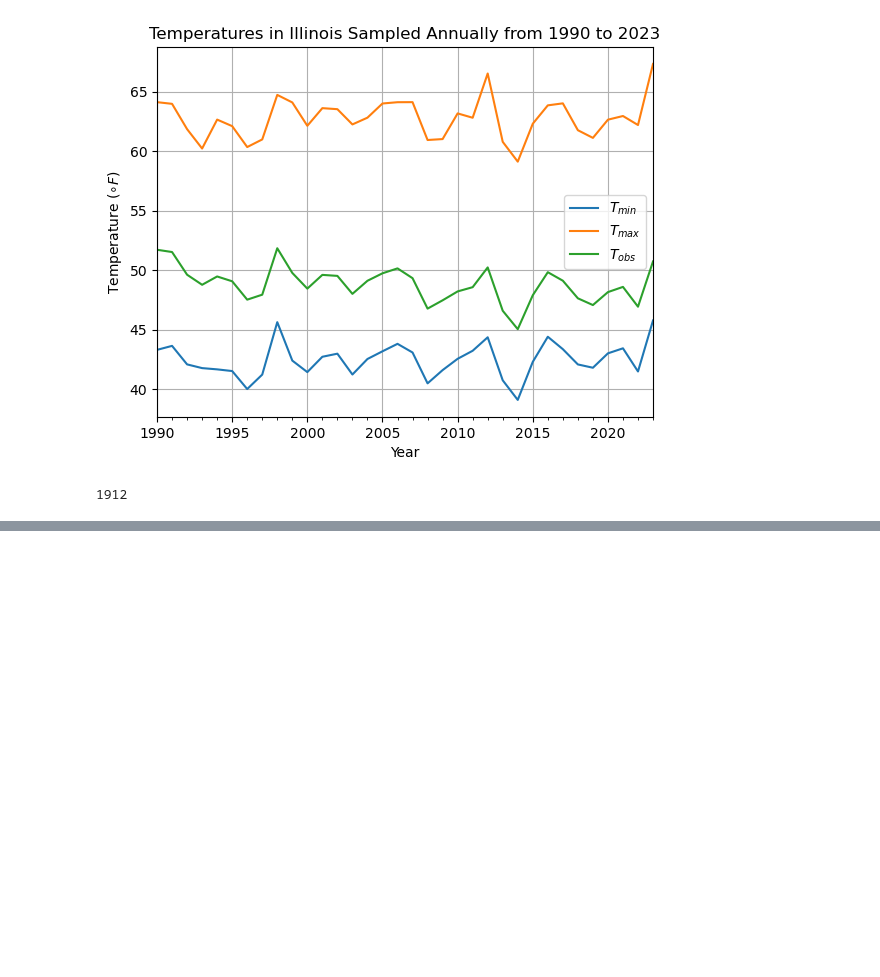
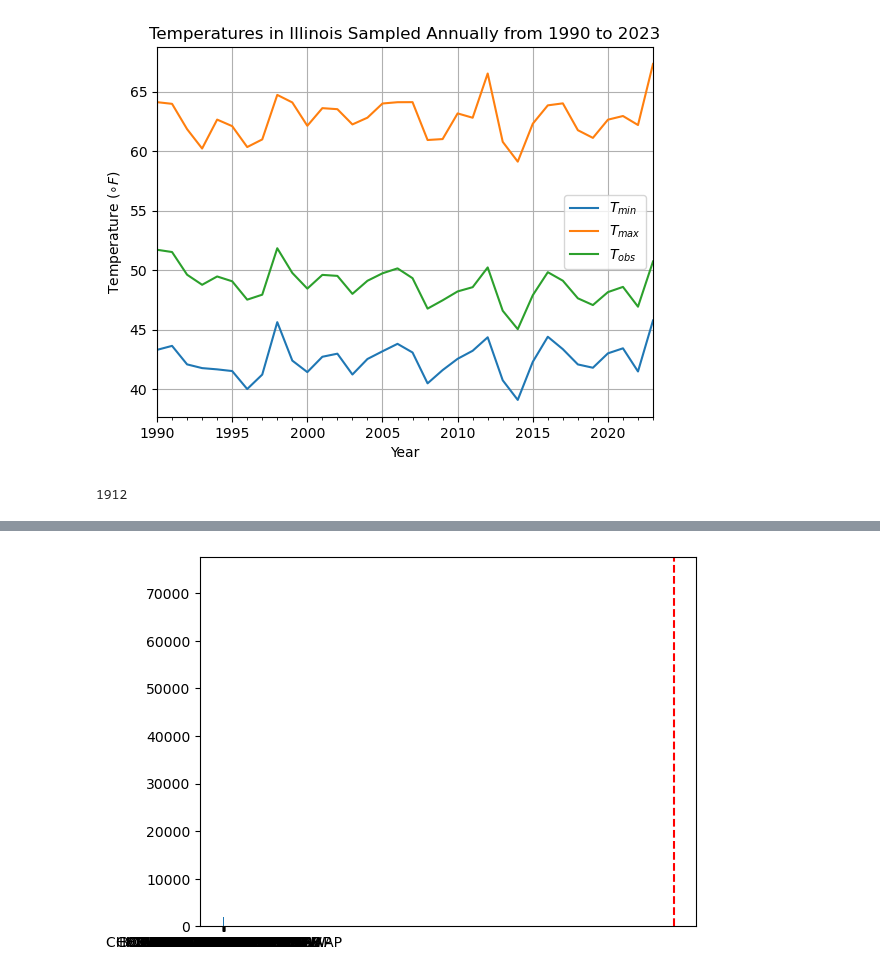
Before and after one commit to hfactor13/IllinoisWeather, a Jupyter notebook: weather_analysis.ipynb, the cells around one changed output, grey strips where cells are left out. Saved outputs shown, nothing was run; the diff lists cells and outputs as text; code cells hidden in the pictures; blank space fills up the shorter version.

```diff
--- a/weather_analysis.ipynb
+++ b/weather_analysis.ipynb
@@ -200 +143,9 @@ PSUN                    1
 dtype: object
+# %%
+chicago_index = num_obs_per_station["name"].str.contains("CHICAGO")
+fig2, ax2 = plt.subplots(1, 1)
+ax2.bar(num_obs_per_station.loc[chicago_index, "name"], num_obs_per_station.loc[chicago_index, "obs_count"]) # bar plot that plots the number of station observations with the name "Chicago" in the name
+ax2.axvline(num_obs_per_station["obs_count"].mean(), ls = "--", color = "r")
+fig2.show()
+# %% [output]
+[figure, added]
```
Also changed, not shown: parts of 5 cells of this notebook.
